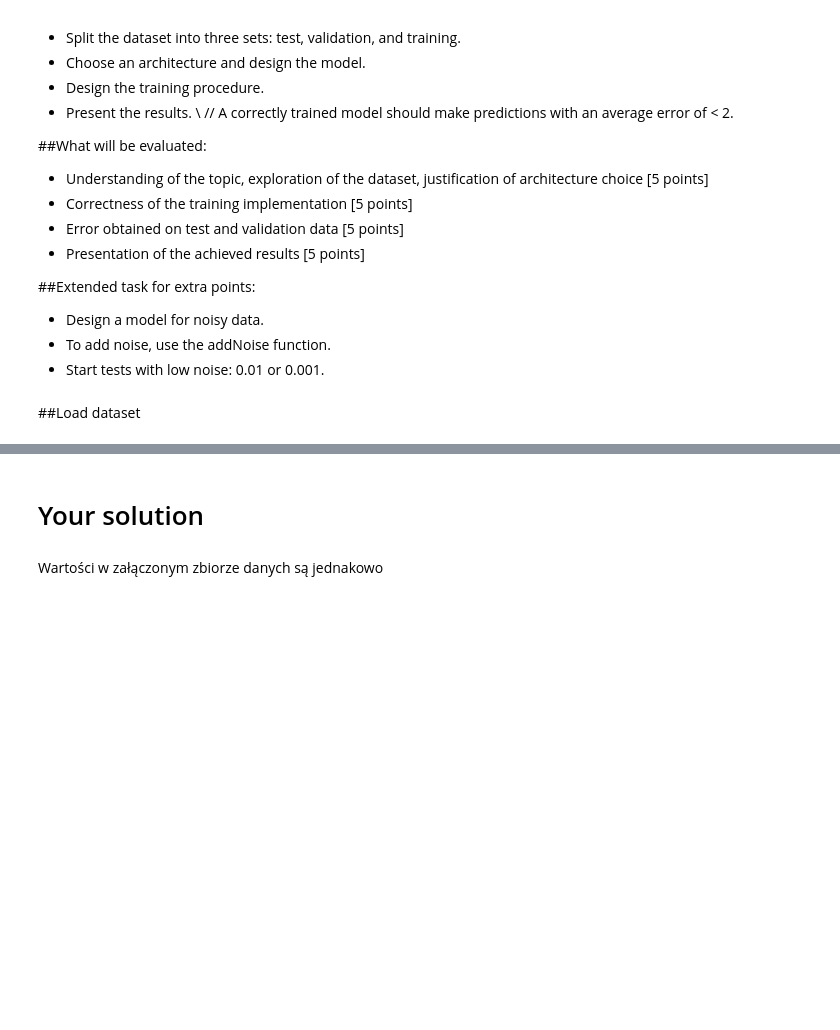
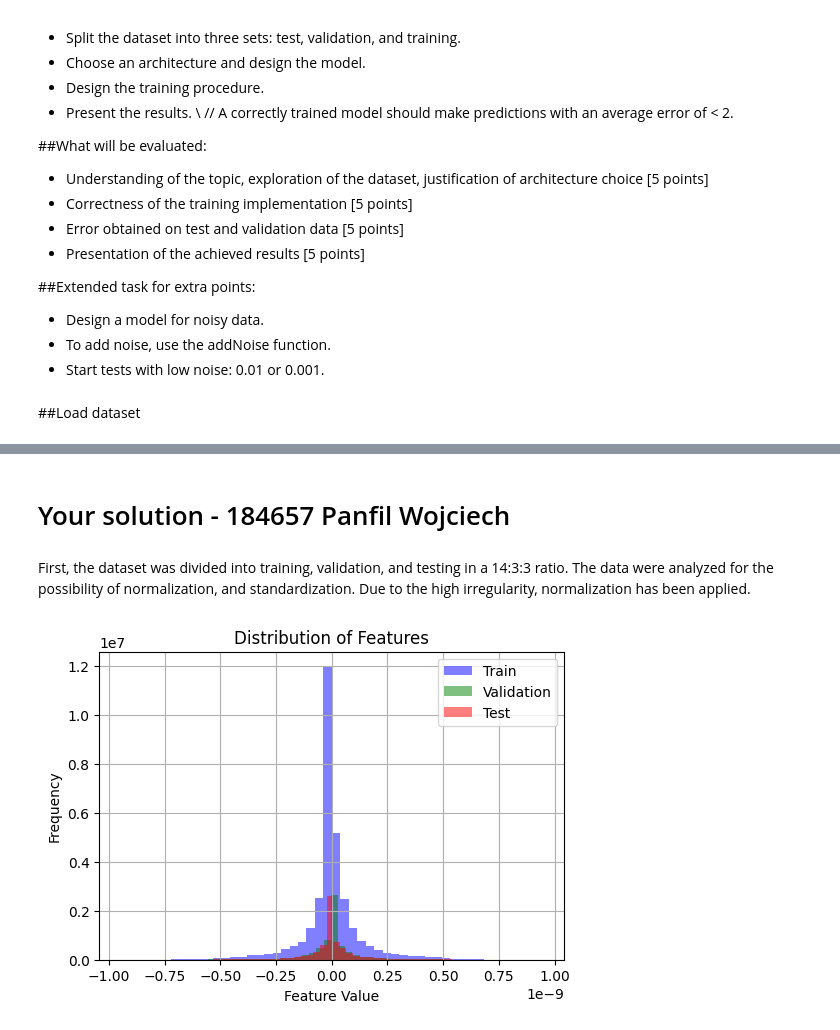
Before and after one commit to punfil/Own_Projects, a Jupyter notebook: architektury_glebokiego_uczenia/zad2/agu_wykl2.ipynb, the cells around one changed output, grey strips where cells are left out. Saved outputs shown, nothing was run; the diff lists cells and outputs as text; code cells hidden in the pictures; blank space fills up the shorter version.

Commit message:
Final version
Signed-off-by: punfil <wojtek.panfil@hotmail.com>

```diff
--- a/architektury_glebokiego_uczenia/zad2/agu_wykl2.ipynb
+++ b/architektury_glebokiego_uczenia/zad2/agu_wykl2.ipynb
@@ -65,4 +69,4 @@ print(y[1000])
 # %% [markdown]
-# Your solution
+# Your solution - 184657 Panfil Wojciech
 # %%
 from torch.utils.data import DataLoader, TensorDataset
@@ -74,6 +79,4 @@ import numpy as np
 import torch
-# %% [markdown]
-Wartości w załączonym zbiorze danych są jednakowo
 # %%
 total_samples = len(x)
 train_ratio=0.7
@@ -100,11 +98,16 @@ x_test_normalized = scaler.transform(x_test.reshape(-1, x_test.shape[-1])).resha
+# %% [markdown]
+First, the dataset was divided into training, validation, and testing in a 14:3:3 ratio.
+The data were analyzed for the possibility of normalization, and standardization. Due to the high irregularity, normalization has been applied.
 # %%
-plt.figure(figsize=(10, 6))
-plt.hist(x_train_normalized.flatten(), bins=50, alpha=0.5, label='Train', color='blue')
-plt.hist(x_val_normalized.flatten(), bins=50, alpha=0.5, label='Validation', color='green')
-plt.hist(x_test_normalized.flatten(), bins=50, alpha=0.5, label='Test', color='red')
-plt.title('Distribution of Scaled Features')
+plt.figure(figsize=(6, 4))
+plt.hist(x_train.flatten(), bins=50, alpha=0.5, label='Train', color='blue')
+plt.hist(x_val.flatten(), bins=50, alpha=0.5, label='Validation', color='green')
+plt.hist(x_test.flatten(), bins=50, alpha=0.5, label='Test', color='red')
+plt.title('Distribution of Features')
 plt.xlabel('Feature Value')
 plt.ylabel('Frequency')
 plt.legend()
 plt.grid(True)
 plt.show()
+# %% [output]
+[figure, added]
```
Also changed, not shown: parts of 19 cells of this notebook.
